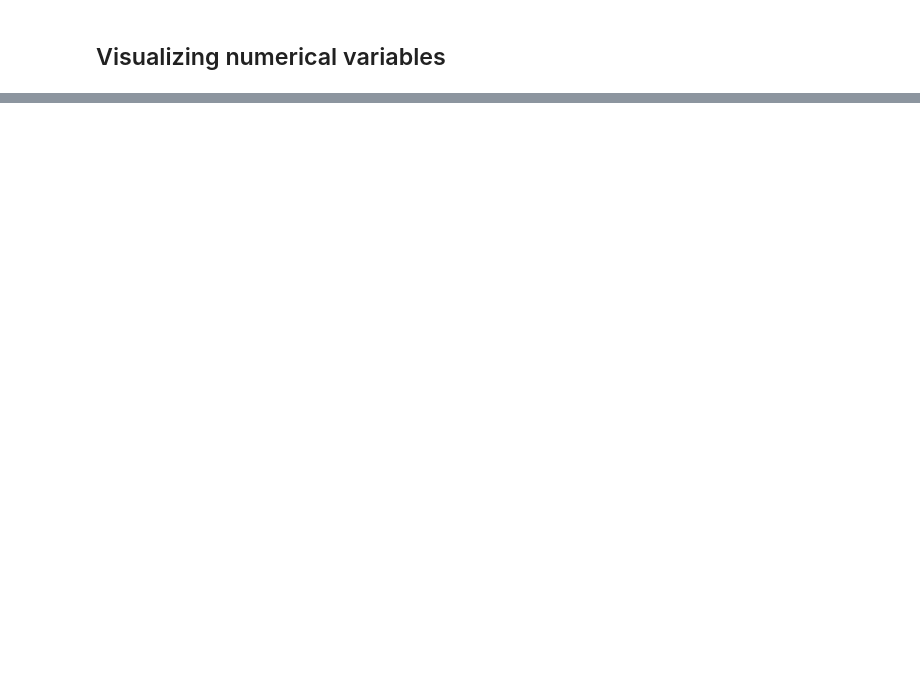
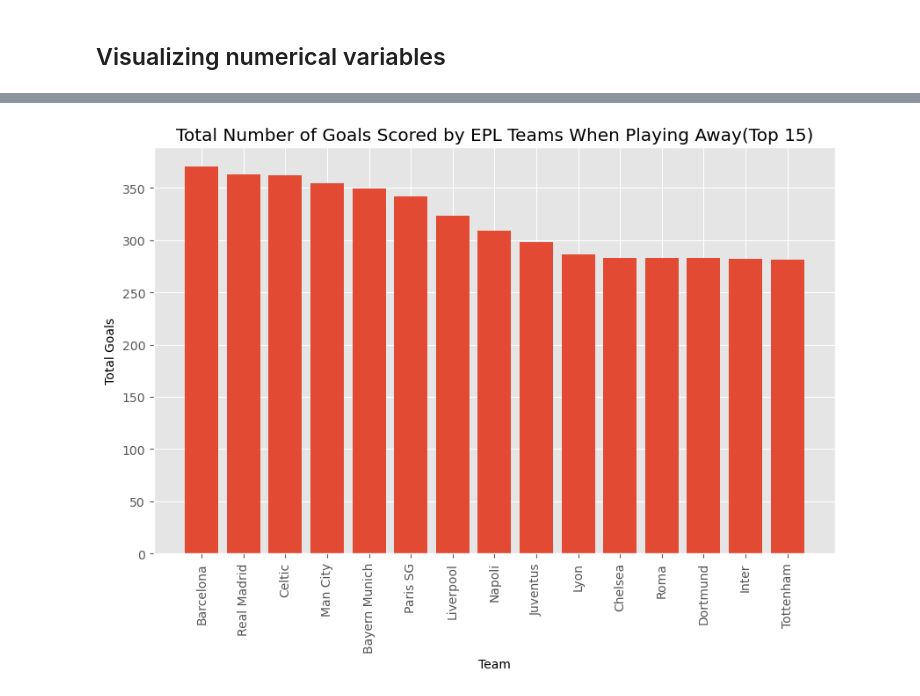
Before and after one commit to RomanKovv/Soccer-Prophet---Machine-Learning-Match-Prediction-Model, a Jupyter notebook: SOCCER_CAPSTONE.ipynb, the cells around one changed output, grey strips where cells are left out. Cells and saved outputs as stored; diff of their text form; code cells hidden in the pictures; blank space fills up the shorter version.

```diff
--- a/SOCCER_CAPSTONE.ipynb
+++ b/SOCCER_CAPSTONE.ipynb
@@ -427,0 +471,17 @@ plt.show()
+# %%
+goals_df = data1.groupby('AwayTeam')['AwayScore'].sum().reset_index()
+goals_df = goals_df.sort_values(by='AwayScore', ascending=False)
+top30_df = goals_df.head(15)
+
+
+
+
+plt.figure(figsize=(10, 6))
+plt.bar(top30_df['AwayTeam'], top30_df['AwayScore'])
+plt.title('Total Number of Goals Scored by EPL Teams When Playing Away(Top 15)')
+plt.xlabel('Team')
+plt.ylabel('Total Goals')
+plt.xticks(rotation=90)
+plt.show()
+# %% [output]
+[figure, added]
```
Also changed, not shown: parts of 33 cells of this notebook.
